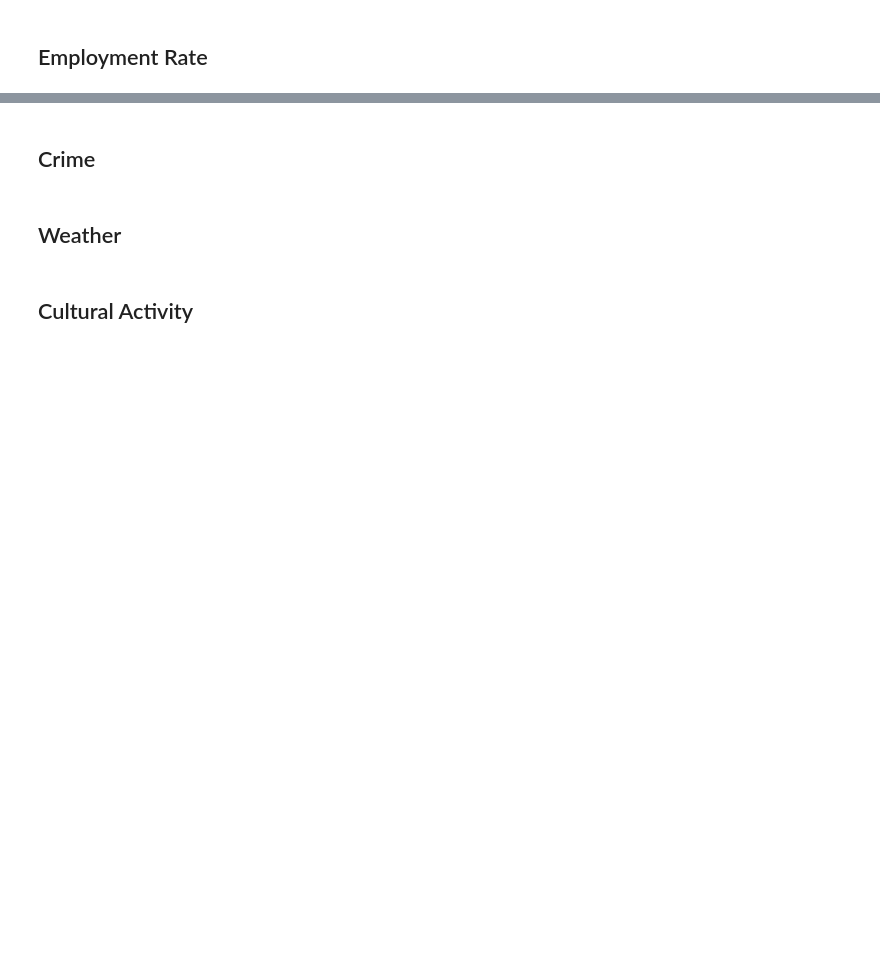
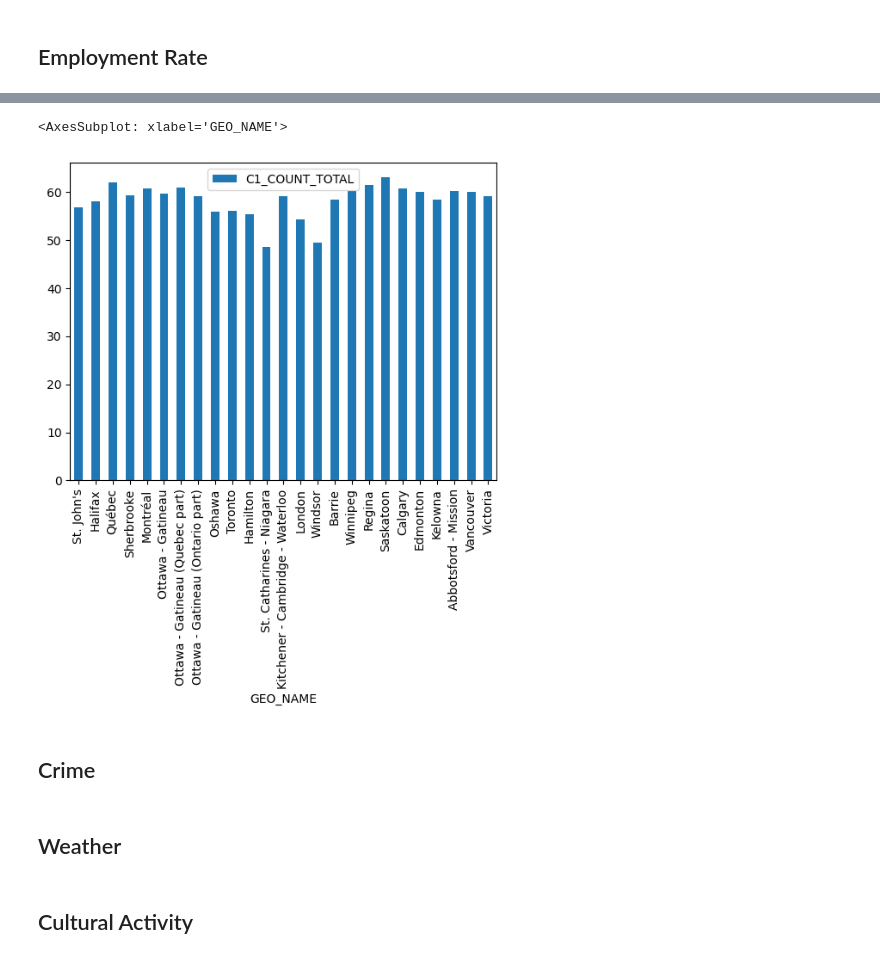
Before and after one commit to detmanski/Overview_Canada_Analysis, a Jupyter notebook: raw_data.ipynb, the cells around one changed output, grey strips where cells are left out. Drawn from its saved outputs; the diff is of its cells as text; code cells hidden in the pictures; blank space fills up the shorter version.

Commit message:
added employment and shelter data

```diff
--- a/raw_data.ipynb
+++ b/raw_data.ipynb
@@ -145,2 +145,5 @@ Text(0.5, 1.0, 'Average Income by City')
 # %% [markdown]
 ## Employment Rate
+# %%
+emp_rate_df = top_15_pop_df[top_15_pop_df['CHARACTERISTIC_ID'] == 2229]
+emp_rate_df
@@ -147,3 +168,9 @@ Text(0.5, 1.0, 'Average Income by City')
+# %%
+employment_graph = emp_rate_df.plot(kind='bar',x='GEO_NAME',y='C1_COUNT_TOTAL')
+employment_graph
+# %% [output]
+<AxesSubplot: xlabel='GEO_NAME'>
+[figure, added]
 # %% [markdown]
 ## Crime
 # %% [markdown]
```
Also changed, not shown: parts of 7 cells of this notebook.
